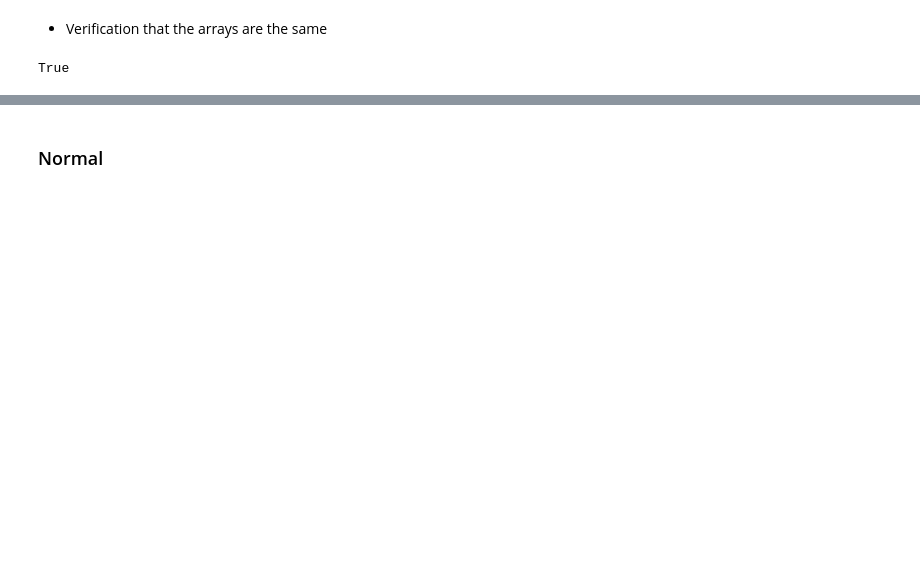
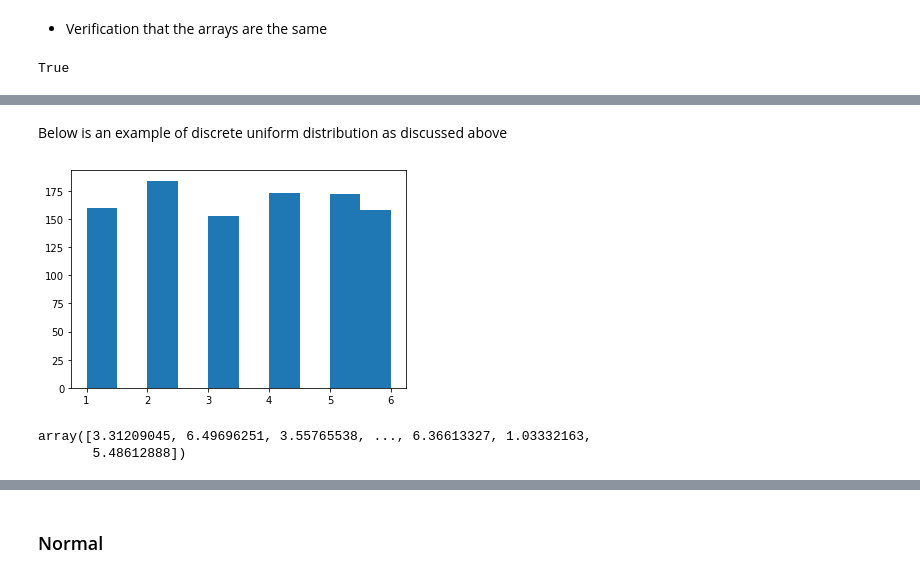
Before and after one commit to ShanePAustin/numpy-random, a Jupyter notebook: numpy-random.ipynb, the cells around one changed output, grey strips where cells are left out. Cells and saved outputs as stored; diff of their text form; code cells hidden in the pictures; blank space fills up the shorter version.

Commit message:
Distributions - Uniform

```diff
--- a/numpy-random.ipynb
+++ b/numpy-random.ipynb
@@ -518,0 +537,8 @@ True
+# %% [markdown]
+Below is an example of discrete uniform distribution as discussed above
+# %%
+data = rng.integers(1,7, size=1000)
+plt.hist(data)
+plt.show()
+# %% [output]
+[figure, added]
@@ -518,0 +547,6 @@ True
+# %%
+data = rng.uniform(1,7, size = 10000)
+data
+# %% [output]
+array([3.31209045, 6.49696251, 3.55765538, ..., 6.36613327, 1.03332163,
+       5.48612888])
```
Also changed, not shown: parts of 42 cells of this notebook.
